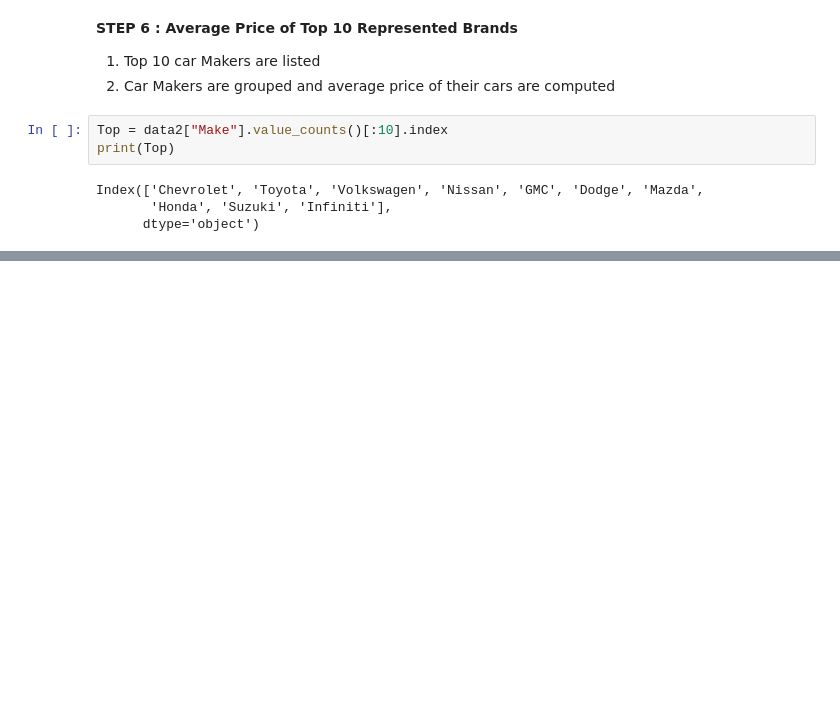
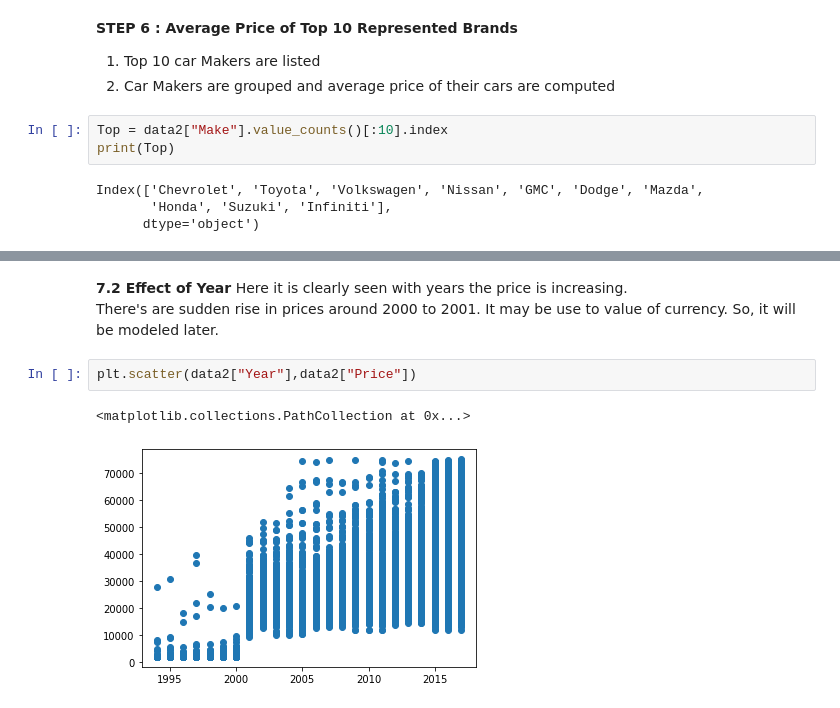
Before and after one commit to KondapiPraveen/Machine-Learning-Project, a Jupyter notebook: MLProject.ipynb, the cells around one changed output, grey strips where cells are left out. Drawn from its saved outputs; the diff is of its cells as text; blank space fills up the shorter version.

```diff
--- a/MLProject.ipynb
+++ b/MLProject.ipynb
@@ -244,0 +248,9 @@ Top_mean.sort_values("Price",ascending=False)
+# %% [markdown]
+**7.2 Effect of Year**
+Here it is clearly seen with years the price is increasing. <br>
+There's are sudden rise in prices around 2000 to 2001. It may be use to value of currency. So, it will be modeled later.
+# %%
+plt.scatter(data2["Year"],data2["Price"])
+# %% [output]
+<matplotlib.collections.PathCollection at 0x...>
+[figure, added]
```
Also changed, not shown: parts of 16 cells of this notebook.
